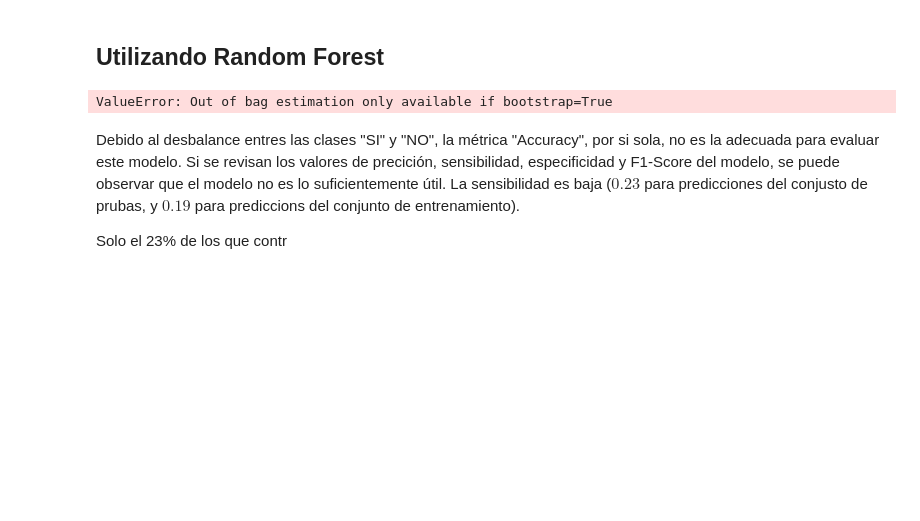
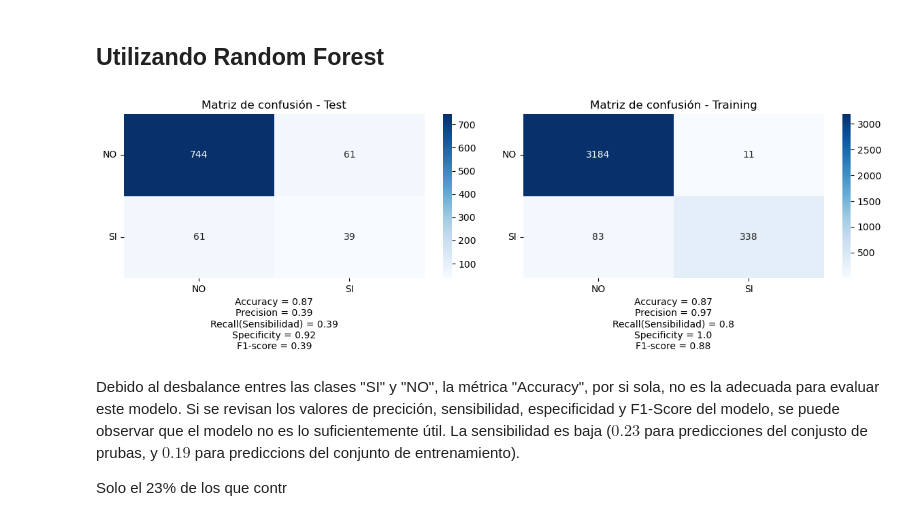
Before and after one commit to orlandoch/coding-dojo, a Jupyter notebook: tareas-week07/tarea_metricas_clasificacion.ipynb, the cells around one changed output. Saved outputs shown, nothing was run; the diff lists cells and outputs as text; code cells hidden in the pictures; blank space fills up the shorter version.

```diff
--- a/tareas-week07/tarea_metricas_clasificacion.ipynb
+++ b/tareas-week07/tarea_metricas_clasificacion.ipynb
@@ -60,5 +66,6 @@ memory usage: 918.5 KB
 # %%
 X = data.drop(columns='y_yes')
+X = data.loc[:,['duration','pdays','previous','job_retired','job_blue-collar','housing_yes']]
 y = data.iloc[:, -1].values
 # %%
 y
@@ -163,7 +156,7 @@ fig.tight_layout()
 # %% [markdown]
 ## Utilizando Random Forest
 # %%
-rfClf = RandomForestClassifier(bootstrap=True, max_depth=10,
+rfClf = RandomForestClassifier(bootstrap=True, max_depth=30,
             max_features='auto', n_estimators=3000, n_jobs=100,
             oob_score=True, random_state=3)
 rfClf.fit(X_train, y_train)
@@ -196,34 +189,34 @@ specificity = tn / (tn + fp)
 recall = tp / (tp+fn)
 f1 = 2*(precision*recall)/(precision + recall)
 
 metricsText = 'Accuracy = ' + str(round(acurracy,2))
 metricsText += '\nPrecision = ' + str(round(precision,2))
 metricsText += '\nRecall(Sensibilidad) = ' + str(round(recall,2))
 metricsText += '\nSpecificity = ' + str(round(specificity,2))
 metricsText += '\nF1-score = ' + str(round(f1,2))
 hmap.set_xlabel(metricsText)
 
 hmap = sns.heatmap(ax=axes[1],data=confTraining,cmap='Blues',annot=True,fmt='g')
 hmap.set_xticklabels(['NO','SI'],rotation = 0)
 hmap.set_yticklabels(['NO','SI'],rotation = 0)
 hmap.set_title('Matriz de confusión - Training')
 
 tn, fp, fn, tp = confusion_matrix(resultsTrain['expected'],resultsTrain['predicted_l1_c1']).ravel()
 precision = tp / (tp + fp)
 specificity = tn / (tn + fp)
 recall = tp / (tp+fn)
 f1 = 2*(precision*recall)/(precision + recall)
 
 metricsText = 'Accuracy = ' + str(round(acurracy,2))
 metricsText += '\nPrecision = ' + str(round(precision,2))
 metricsText += '\nRecall(Sensibilidad) = ' + str(round(recall,2))
 metricsText += '\nSpecificity = ' + str(round(specificity,2))
 metricsText += '\nF1-score = ' + str(round(f1,2))
 hmap.set_xlabel(metricsText)
 
 fig.tight_layout()
 # %% [output]
-ValueError: Out of bag estimation only available if bootstrap=True
+[figure, added]
 # %% [markdown]
 Debido al desbalance entres las clases "SI" y "NO", la métrica "Accuracy", por si sola, no es la adecuada para evaluar este modelo. Si se revisan los valores de precición, sensibilidad, especificidad y F1-Score  del modelo, se puede observar que el modelo no es lo suficientemente útil. La sensibilidad es baja ($0.23$ para predicciones del conjusto de prubas, y $0.19$ para prediccions del conjunto de entrenamiento).
 
```
Also changed, not shown: parts of 3 cells of this notebook.
